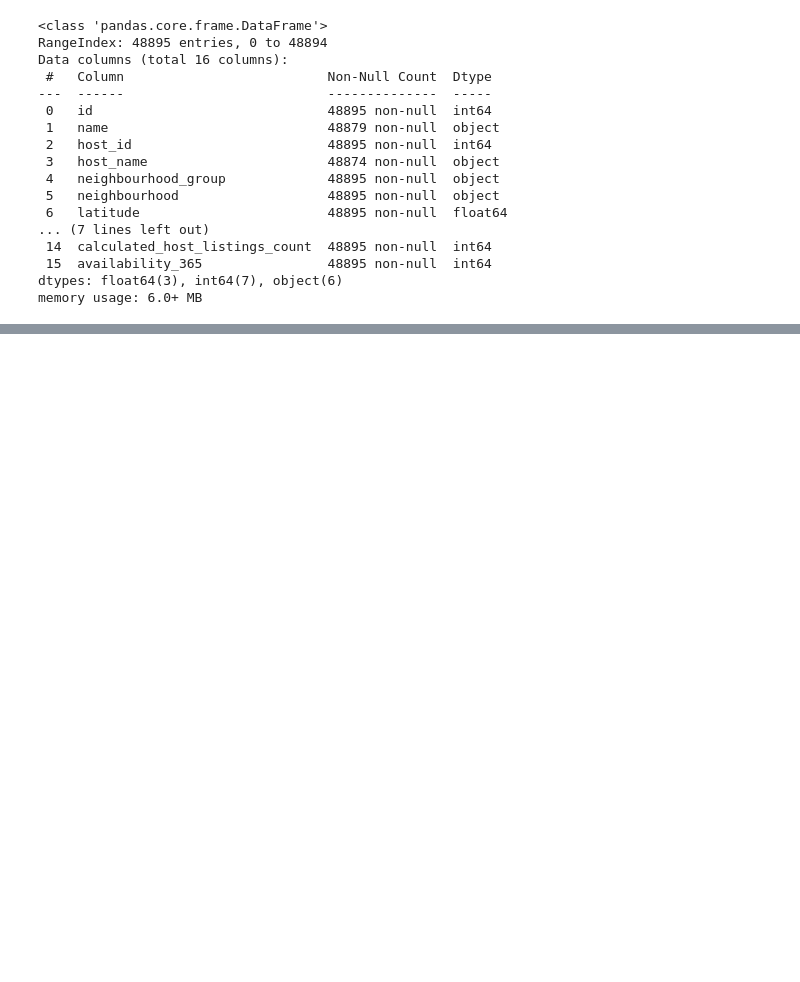
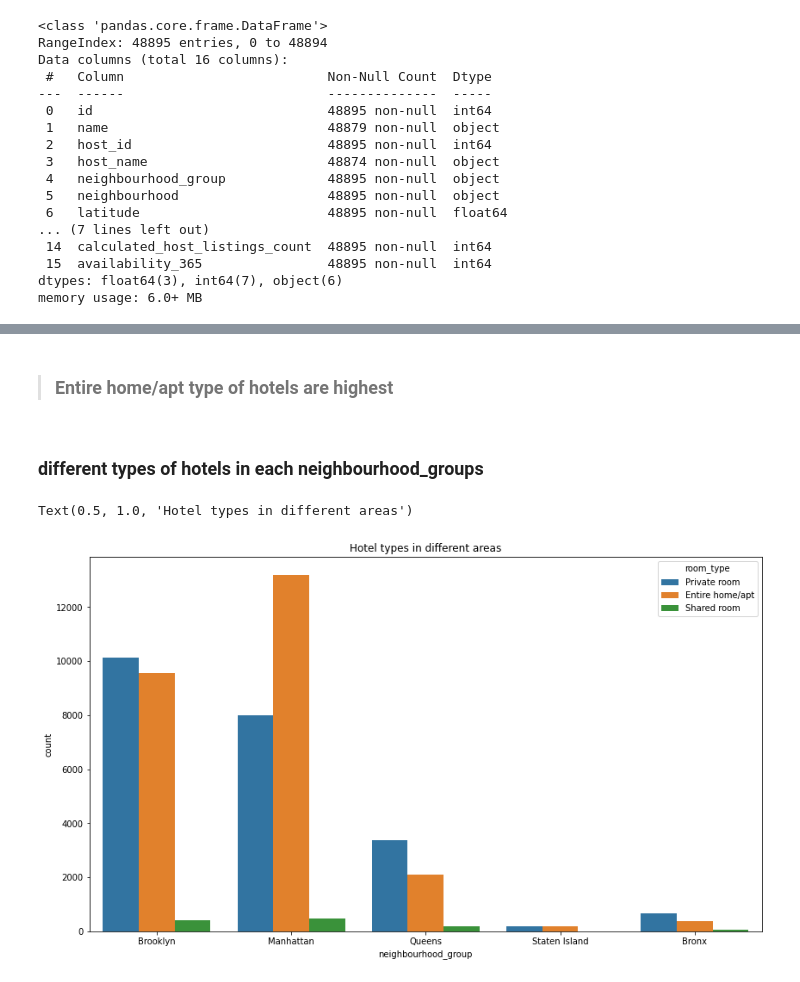
Before and after one commit to ghanalk1/Airbnb-Hotel-Booking-EDA, a Jupyter notebook: Airbnb_Hotel_Analysis.ipynb, the cells around one changed output, grey strips where cells are left out. Saved outputs shown, nothing was run; the diff lists cells and outputs as text; code cells hidden in the pictures; blank space fills up the shorter version.

```diff
--- a/Airbnb_Hotel_Analysis.ipynb
+++ b/Airbnb_Hotel_Analysis.ipynb
@@ -79,0 +188,13 @@ dtype: int64
+# %% [markdown]
+
+
+> ### Entire home/apt type of hotels are highest
+# %% [markdown]
+### **different types of hotels in each neighbourhood_groups**
+# %%
+plt.figure(figsize=[14,8])
+sns.countplot(data=hotel, x='neighbourhood_group', hue='room_type')
+plt.title('Hotel types in different areas')
+# %% [output]
+Text(0.5, 1.0, 'Hotel types in different areas')
+[figure, added]
```
Also changed, not shown: parts of 26 cells of this notebook.
